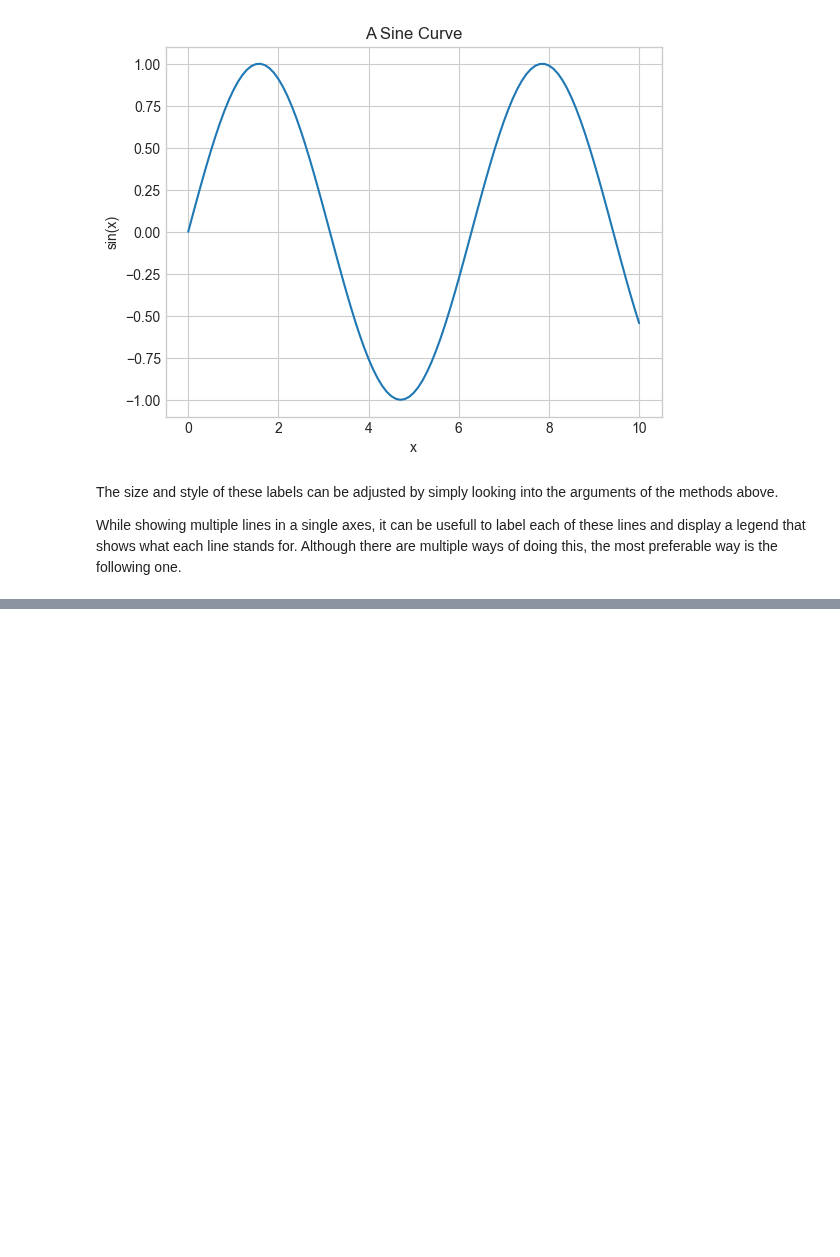
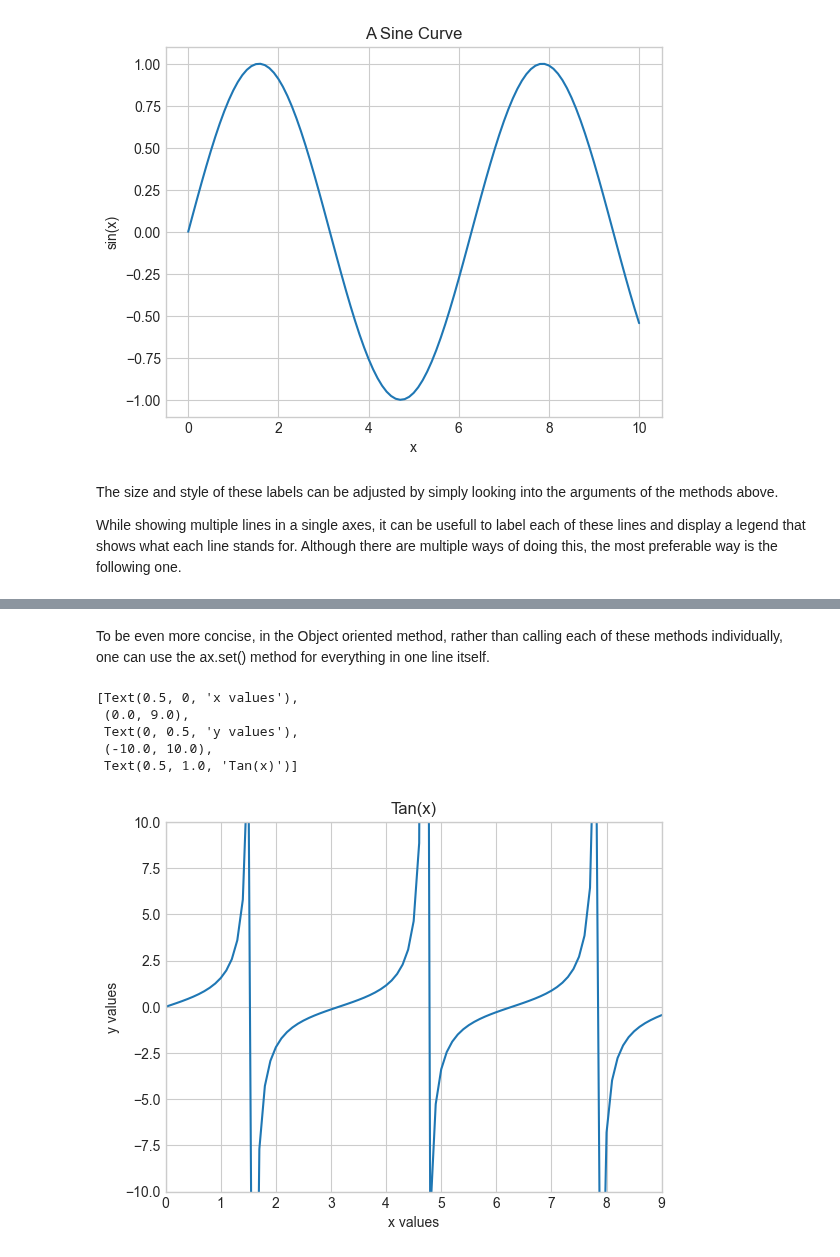
Before and after one commit to denis-james/Self-Learning, a Jupyter notebook: Matplotlib/1. Simple Line Plots.ipynb, the cells around one changed output, grey strips where cells are left out. Cells and saved outputs as stored; diff of their text form; code cells hidden in the pictures; blank space fills up the shorter version.

Commit message:
Finalized Simple Plots with Sidenote

```diff
--- a/Matplotlib/1. Simple Line Plots.ipynb
+++ b/Matplotlib/1. Simple Line Plots.ipynb
@@ -171,0 +180,13 @@ plt.legend('')
+# %% [markdown]
+To be even more concise, in the Object oriented method, rather than calling each of these methods individually, one can use the ax.set() method for everything in one line itself.
+# %%
+ax=plt.axes()
+ax.plot(x,np.tan(x))
+ax.set(xlabel='x values',xlim=(0,9),ylabel='y values',ylim=(-10,10),title='Tan(x)')
+# %% [output]
+[Text(0.5, 0, 'x values'),
+ (0.0, 9.0),
+ Text(0, 0.5, 'y values'),
+ (-10.0, 10.0),
+ Text(0.5, 1.0, 'Tan(x)')]
+[figure, added]
```
Also changed, not shown: parts of 4 cells of this notebook.
